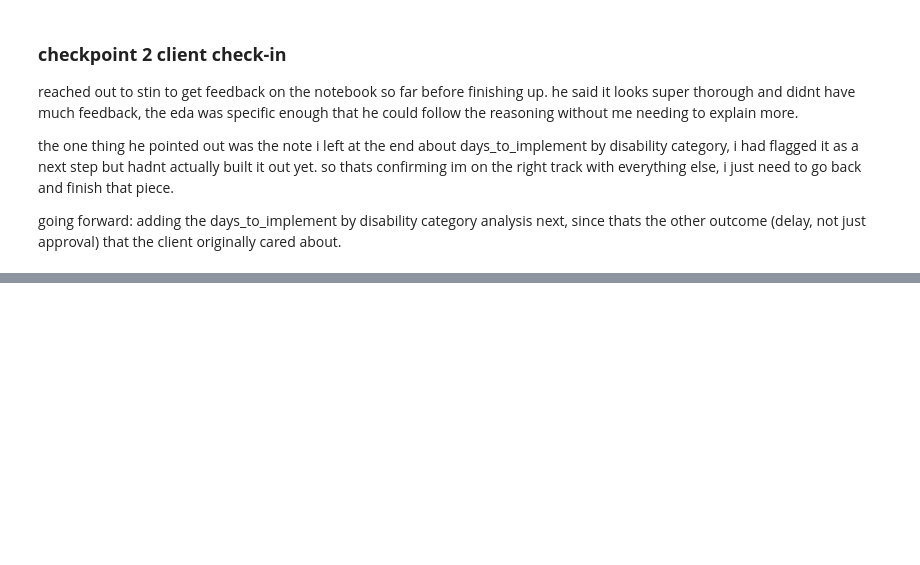
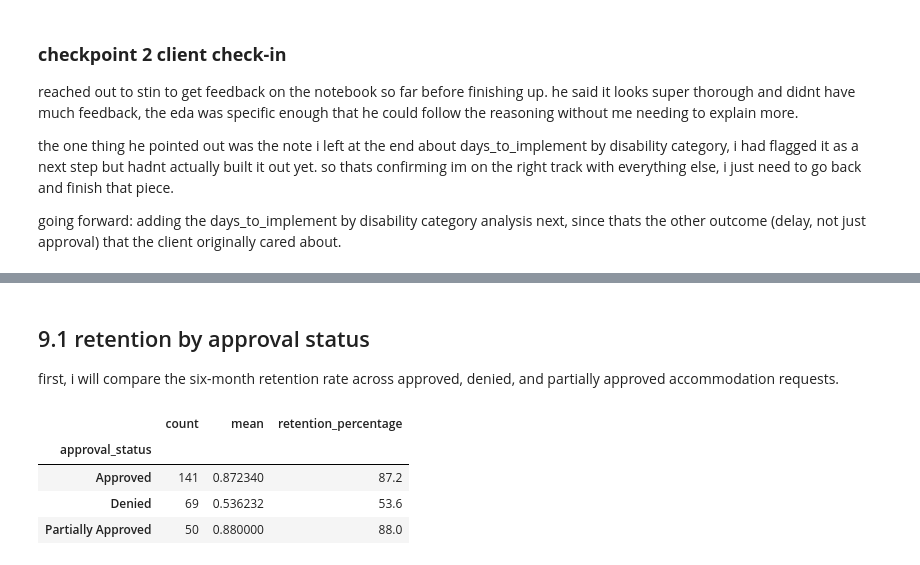
Before and after one commit to MSagri05/IAT461-Final-Project, a Jupyter notebook: workplace_accommodation_analysis.ipynb, the cells around one changed output, grey strips where cells are left out. Cells and saved outputs as stored; diff of their text form; code cells hidden in the pictures; blank space fills up the shorter version.

```diff
--- a/workplace_accommodation_analysis.ipynb
+++ b/workplace_accommodation_analysis.ipynb
@@ -607,0 +1417,21 @@ going forward: adding the days_to_implement by disability category analysis next
+# %% [markdown]
+## 9.1 retention by approval status
+
+first, i will compare the six-month retention rate across approved, denied, and partially approved accommodation requests.
+# %%
+retention_by_approval = (
+    df.groupby("approval_status")["retained_6mo"]
+    .agg(["count", "mean"])
+)
+
+retention_by_approval["retention_percentage"] = (
+    retention_by_approval["mean"] * 100
+).round(1)
+
+retention_by_approval
+# %% [output]
+|  | count | mean | retention_percentage |
+| approval_status |  |  |  |
+| Approved | 141 | 0.872340 | 87.2 |
+| Denied | 69 | 0.536232 | 53.6 |
+| Partially Approved | 50 | 0.880000 | 88.0 |
```
Also changed, not shown: parts of 45 cells of this notebook.
